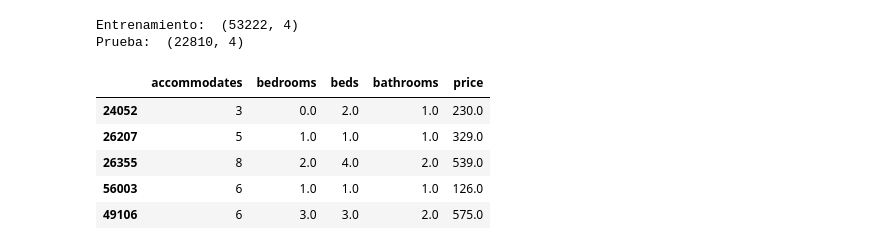
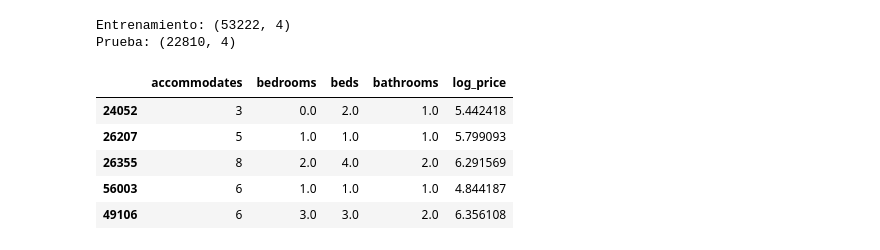
Before and after one commit to Ninaswiftie09/Mineria-de-Datos, a Jupyter notebook: 04_preparacion_modelos.ipynb, the cells around one changed output. Saved outputs shown, nothing was run; the diff lists cells and outputs as text; code cells hidden in the pictures.

```diff
--- a/04_preparacion_modelos.ipynb
+++ b/04_preparacion_modelos.ipynb
@@ -31,6 +36,8 @@ beds
 
 bathrooms
 # %%
+target = "log_price"
+
 features = [
     "accommodates",
     "bedrooms",
@@ -38,10 +45,9 @@ features = [
     "bathrooms"
 ]
 
-model_data = df[features + ["price"]].dropna()
+model_data = df[features + [target]].dropna()
 
 print("Dataset para modelado:", model_data.shape)
-
 model_data.head()
 # %% [output]
 Dataset para modelado: (76032, 5)
@@ -65,16 +70,16 @@ plt.show()
 # %%
-#división del dataset
+# división del dataset
 
 X = model_data[features]
-Y = model_data["price"]
+y = model_data[target]
 
 X_train, X_test, y_train, y_test = train_test_split(
     X,
-    Y,
+    y,
     test_size=0.3,
     random_state=42
 )
 
-print("Entrenamiento: ", X_train.shape)
-print("Prueba: ", X_test.shape)
+print("Entrenamiento:", X_train.shape)
+print("Prueba:", X_test.shape)
 # %% [output]
@@ -83,16 +88,17 @@ Prueba:  (22810, 4)
 # %%
-#dataset final
+# dataset final
+
 train_data = X_train.copy()
-train_data["price"] = y_train
+train_data[target] = y_train
 
 test_data = X_test.copy()
-test_data["price"] = y_test
+test_data[target] = y_test
 
 train_data.head()
 # %% [output]
-|  | accommodates | bedrooms | beds | bathrooms | price |
-| 24052 | 3 | 0.0 | 2.0 | 1.0 | 230.0 |
-| 26207 | 5 | 1.0 | 1.0 | 1.0 | 329.0 |
-| 26355 | 8 | 2.0 | 4.0 | 2.0 | 539.0 |
-| 56003 | 6 | 1.0 | 1.0 | 1.0 | 126.0 |
-| 49106 | 6 | 3.0 | 3.0 | 2.0 | 575.0 |
+|  | accommodates | bedrooms | beds | bathrooms | log_price |
+| 24052 | 3 | 0.0 | 2.0 | 1.0 | 5.442418 |
+| 26207 | 5 | 1.0 | 1.0 | 1.0 | 5.799093 |
+| 26355 | 8 | 2.0 | 4.0 | 2.0 | 6.291569 |
+| 56003 | 6 | 1.0 | 1.0 | 1.0 | 4.844187 |
+| 49106 | 6 | 3.0 | 3.0 | 2.0 | 6.356108 |
```
Also changed, not shown: parts of 12 cells of this notebook.
